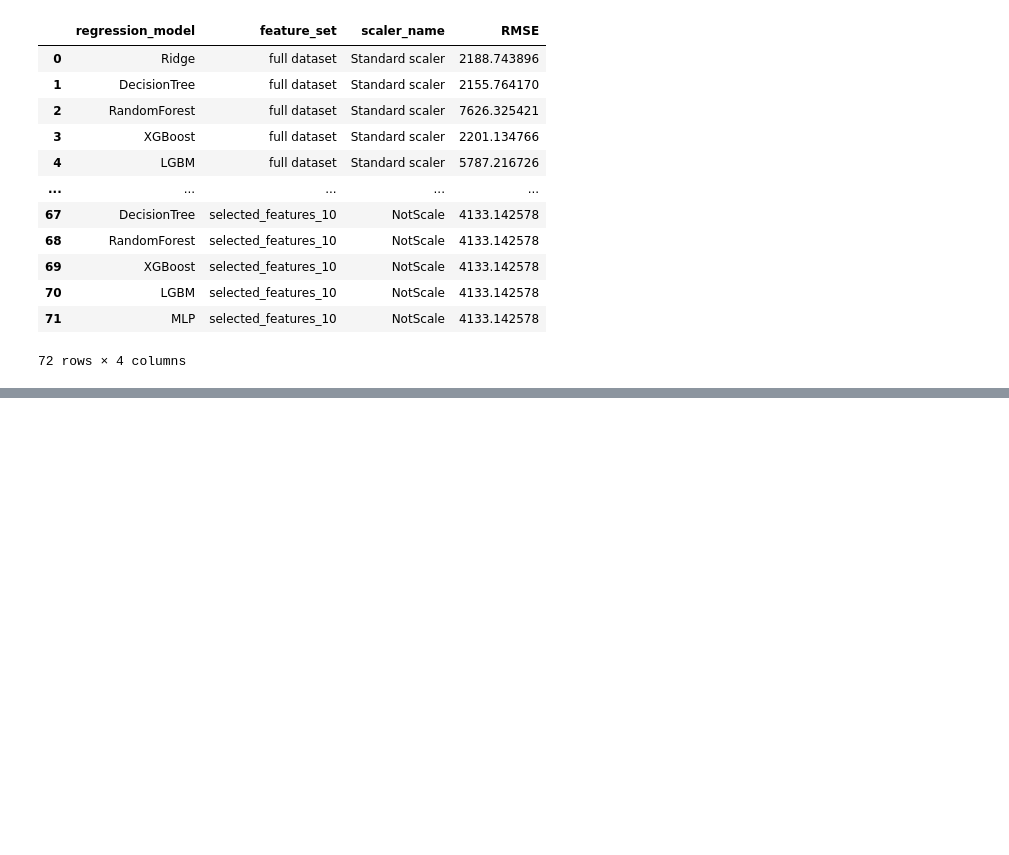
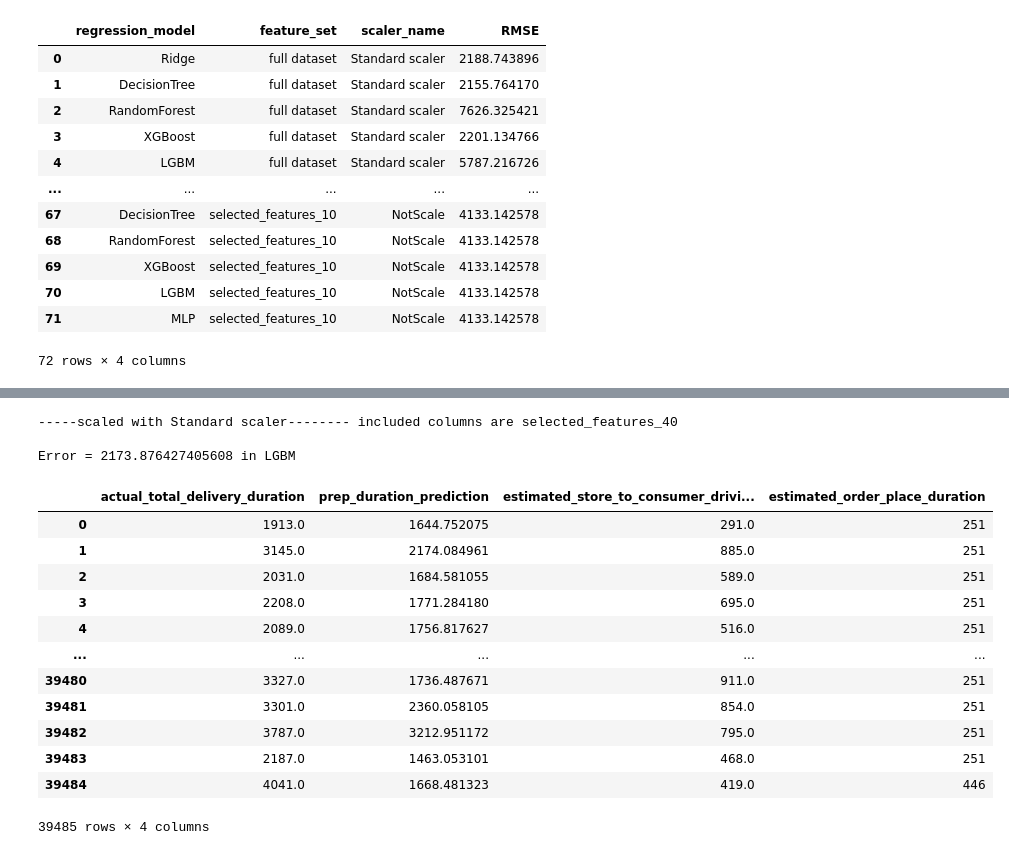
Before and after one commit to abir171915/DoorDash-delivery-time-prediction-, a Jupyter notebook: fulleda.ipynb, the cells around one changed output, grey strips where cells are left out. Saved outputs shown, nothing was run; the diff lists cells and outputs as text; code cells hidden in the pictures; blank space fills up the shorter version.

```diff
--- a/fulleda.ipynb
+++ b/fulleda.ipynb
@@ -967,0 +1055,45 @@ pred_df
+# %%
+# not scaling affects the performance, so continue to scale but it doesn't matter much which scaler we used
+scalers = {
+    "Standard scaler": StandardScaler(),
+}
+
+feature_sets = {
+    "selected_features_40": importances.sort_values(by='Gini-importance')[-40:].index.tolist(),
+}
+
+# continue with best performing model
+regression_models = {
+    "LGBM": linear_model.Ridge(),
+}
+
+for feature_set_name in feature_sets.keys():
+    feature_set = feature_sets[feature_set_name]
+    for scaler_name in scalers.keys():
+        print(f"-----scaled with {scaler_name}-------- included columns are {feature_set_name}")
+        print("")
+        for model_name in regression_models.keys():
+            #drop estimated_store_to_consumer_driving_duration and estimated_order_place_duration
+            X = train_df[feature_set]
+            y = train_df["prep_time"]
+
+            # to get indices
+            X_train, X_test, y_train, y_test = train_test_split(X, y, test_size=0.2, random_state=42)
+            train_indices = X_train.index
+            test_indices  = X_test.index
+
+            # scale
+            X_scaled, y_scaled, X_scaler, y_scaler = scale(scalers[scaler_name], X, y)
+
+            # apply indexing
+            X_train_scaled, X_test_scaled, y_train_scaled, y_test_scaled = train_test_split(X_scaled, y_scaled, test_size=0.2, random_state=42)
+            _, y_predict_scaled, _, _ = make_regression(X_train_scaled, y_train_scaled[:,0], X_test_scaled, y_test_scaled[:,0], regression_models[model_name], model_name, verbose=False)
+            rmse_error, y_predict = rmse_with_inv_transform(y_scaler, y_test, y_predict_scaled, model_name)
+            pred_dict["regression_model"].append(model_name)
+            pred_dict["feature_set"].append(feature_set_name)
+            pred_dict["scaler_name"].append(scaler_name)
+            pred_dict["RMSE"].append(rmse_error)
+# %% [output]
+-----scaled with Standard scaler-------- included columns are selected_features_40
+
+Error = 2173.876427405608 in LGBM
@@ -967,0 +1108,18 @@ pred_df
+# %%
+# convert it to dataframe from dict
+values_df = pd.DataFrame.from_dict(pred_values_dict)
+values_df
+# %% [output]
+|  | actual_total_delivery_duration | prep_duration_prediction | estimated_store_to_consumer_drivi... | estimated_order_place_duration |
+| 0 | 1913.0 | 1644.752075 | 291.0 | 251 |
+| 1 | 3145.0 | 2174.084961 | 885.0 | 251 |
+| 2 | 2031.0 | 1684.581055 | 589.0 | 251 |
+| 3 | 2208.0 | 1771.284180 | 695.0 | 251 |
+| 4 | 2089.0 | 1756.817627 | 516.0 | 251 |
+| ... | ... | ... | ... | ... |
+| 39480 | 3327.0 | 1736.487671 | 911.0 | 251 |
+| 39481 | 3301.0 | 2360.058105 | 854.0 | 251 |
+| 39482 | 3787.0 | 3212.951172 | 795.0 | 251 |
+| 39483 | 2187.0 | 1463.053101 | 468.0 | 251 |
+| 39484 | 4041.0 | 1668.481323 | 419.0 | 446 |
+39485 rows × 4 columns
```
Also changed, not shown: parts of 13 cells of this notebook.
